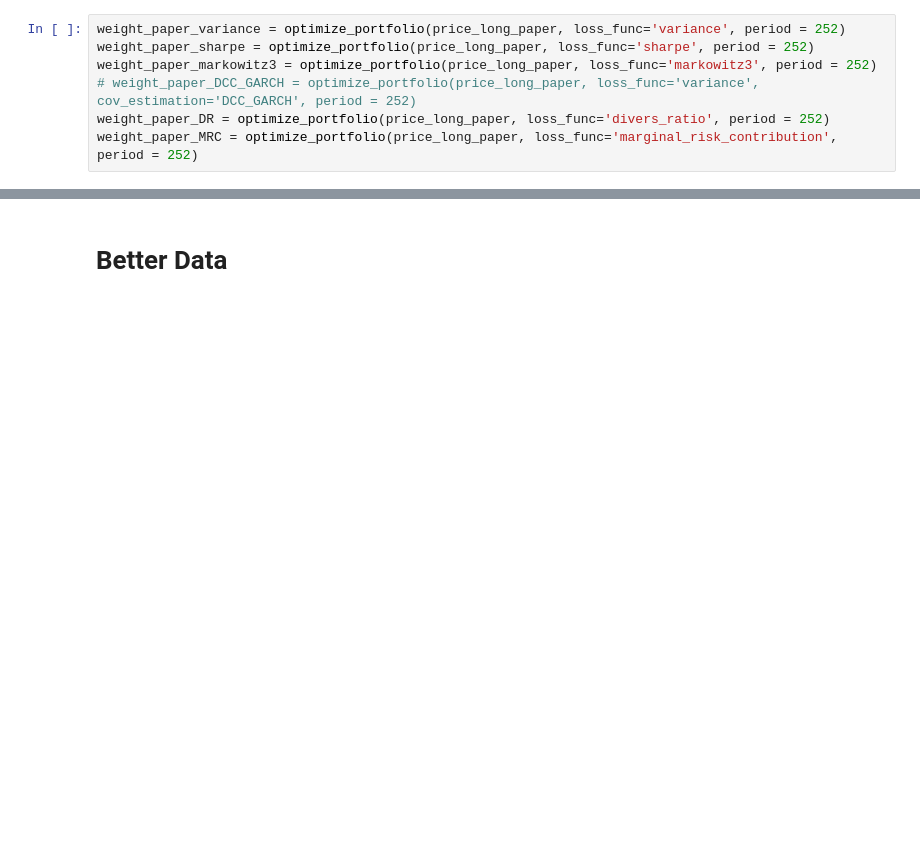
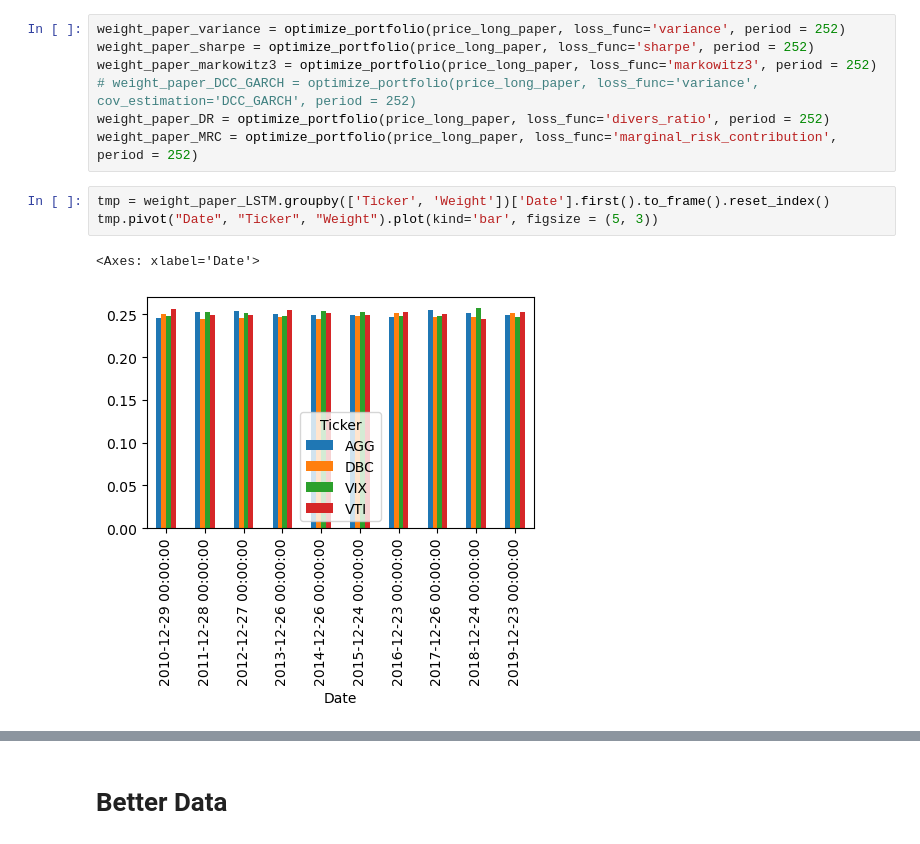
Before and after one commit to Xuanfu-lab/230ZA_Project, a Jupyter notebook: portfolio_opmization_main_framwork.ipynb, the cells around one changed output, grey strips where cells are left out. Cells and saved outputs as stored; diff of their text form; blank space fills up the shorter version.

```diff
--- a/portfolio_opmization_main_framwork.ipynb
+++ b/portfolio_opmization_main_framwork.ipynb
@@ -494,6 +592,12 @@ weight_paper_markowitz3 = optimize_portfolio(price_long_paper, loss_func='markow
 # weight_paper_DCC_GARCH = optimize_portfolio(price_long_paper, loss_func='variance', cov_estimation='DCC_GARCH', period = 252)
 weight_paper_DR = optimize_portfolio(price_long_paper, loss_func='divers_ratio', period = 252)
 weight_paper_MRC = optimize_portfolio(price_long_paper, loss_func='marginal_risk_contribution', period = 252)
+# %%
+tmp = weight_paper_LSTM.groupby(['Ticker', 'Weight'])['Date'].first().to_frame().reset_index()
+tmp.pivot("Date", "Ticker", "Weight").plot(kind='bar', figsize = (5, 3))
+# %% [output]
+<Axes: xlabel='Date'>
+[figure, added]
 # %%
 display_backtest_results(
     [weight_paper_LSTM,
```
Also changed, not shown: parts of 7 cells of this notebook.
